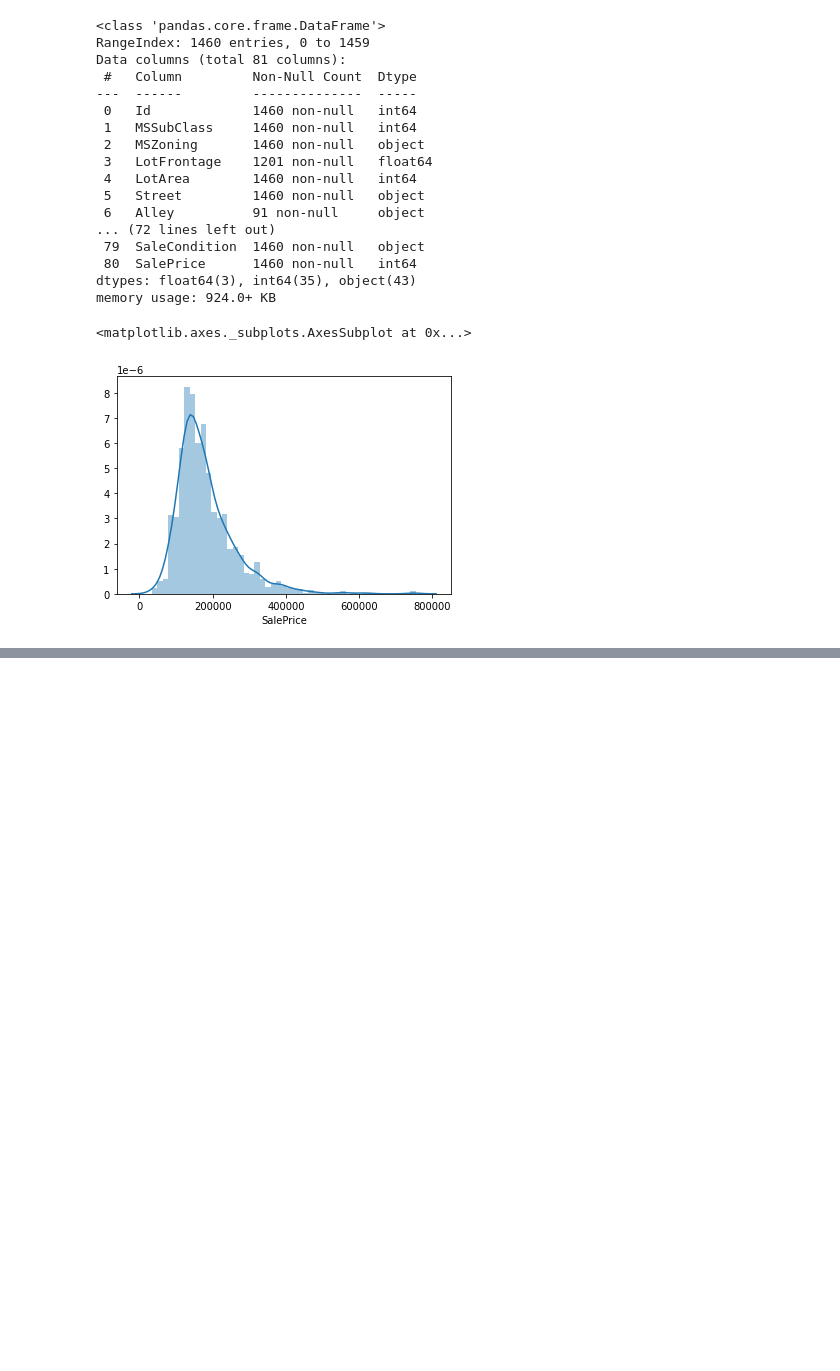
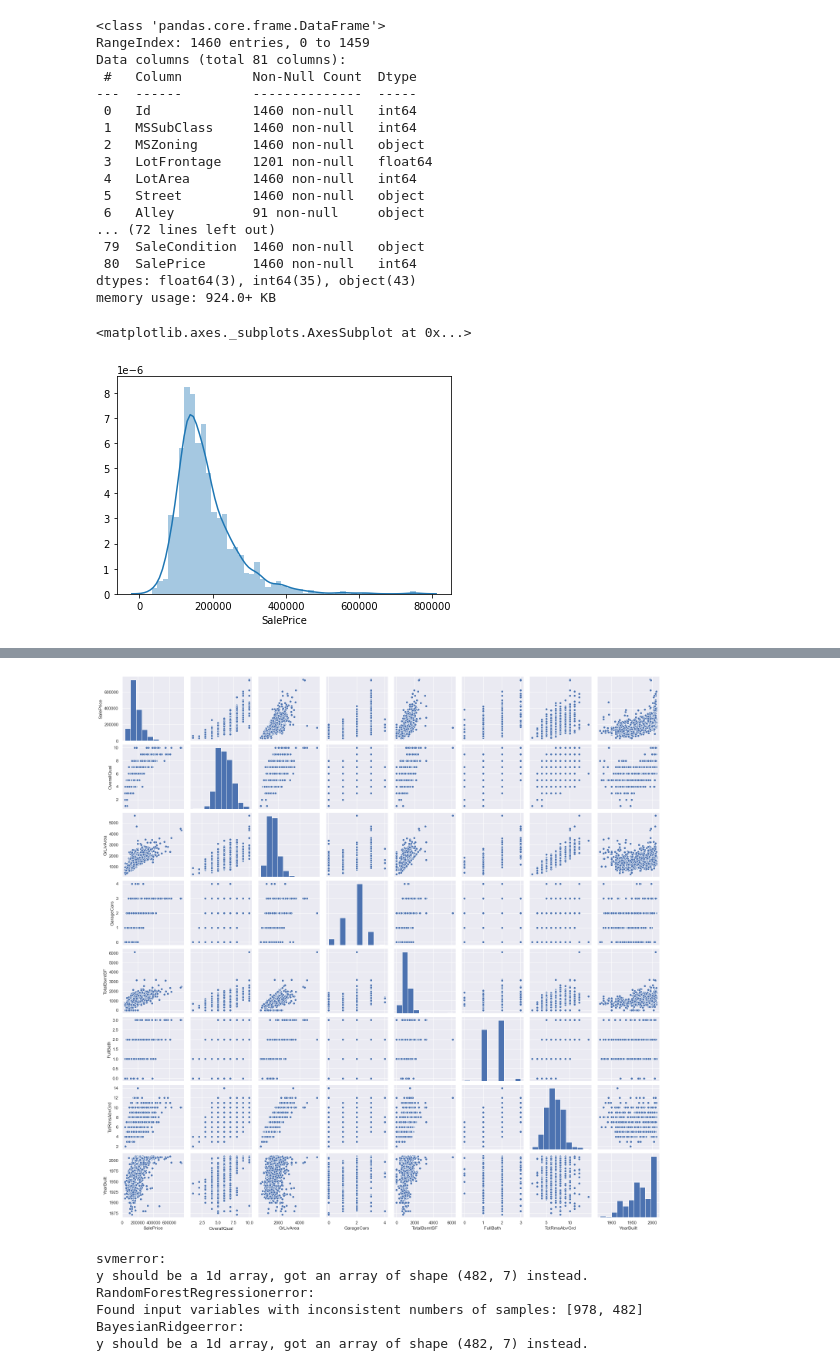
Before and after one commit to Okiii-lh/Kaggle_House_Price, a Jupyter notebook: data_analysis.ipynb, the cells around one changed output, grey strips where cells are left out. Saved outputs shown, nothing was run; the diff lists cells and outputs as text; code cells hidden in the pictures; blank space fills up the shorter version.

```diff
--- a/data_analysis.ipynb
+++ b/data_analysis.ipynb
@@ -82,0 +97,7 @@ sns.distplot(data_train['SalePrice'])
+# %%
+sns.set()
+cols = ['SalePrice','OverallQual','GrLivArea', 'GarageCars','TotalBsmtSF', 'FullBath', 'TotRmsAbvGrd', 'YearBuilt']
+sns.pairplot(data_train[cols], size=2.5)
+plt.show()
+# %% [output]
+[figure, added]
@@ -82,0 +117,21 @@ sns.distplot(data_train['SalePrice'])
+# %%
+clfs = {
+    'svm': svm.SVR(),
+    'RandomForestRegression': RandomForestRegressor(n_estimators=400),
+    'BayesianRidge': linear_model.BayesianRidge()
+}
+for clf in clfs:
+    try:
+        clfs[clf].fit(X_train, Y_train)
+        y_pre = clfs[clf].predict(X_test)
+        print(clf + 'cost:' + str(np.sum(y_pre-Y_test)/len(y_pre)))
+    except Exception as e:
+        print(clf + "error:")
+        print(str(e))
+# %% [output]
+svmerror:
+y should be a 1d array, got an array of shape (482, 7) instead.
+RandomForestRegressionerror:
+Found input variables with inconsistent numbers of samples: [978, 482]
+BayesianRidgeerror:
+y should be a 1d array, got an array of shape (482, 7) instead.
```
Also changed, not shown: parts of 10 cells of this notebook.
